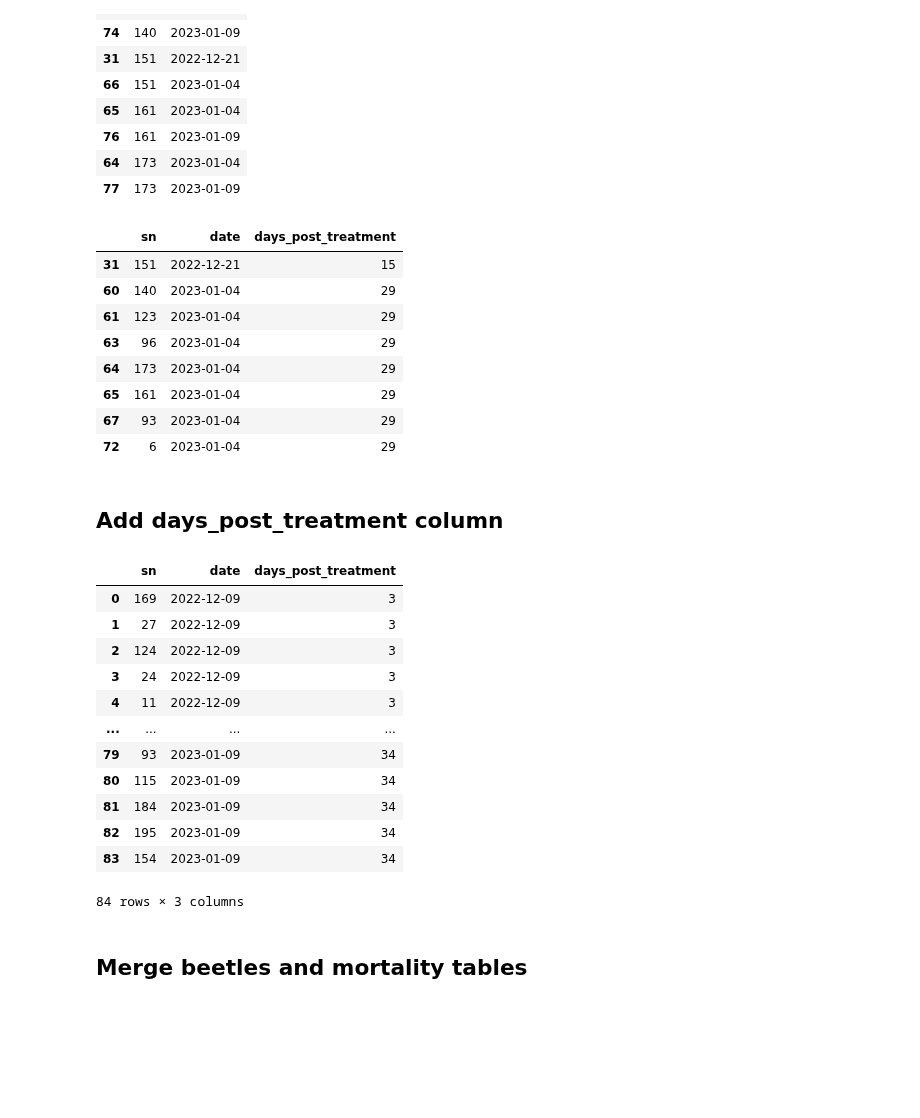
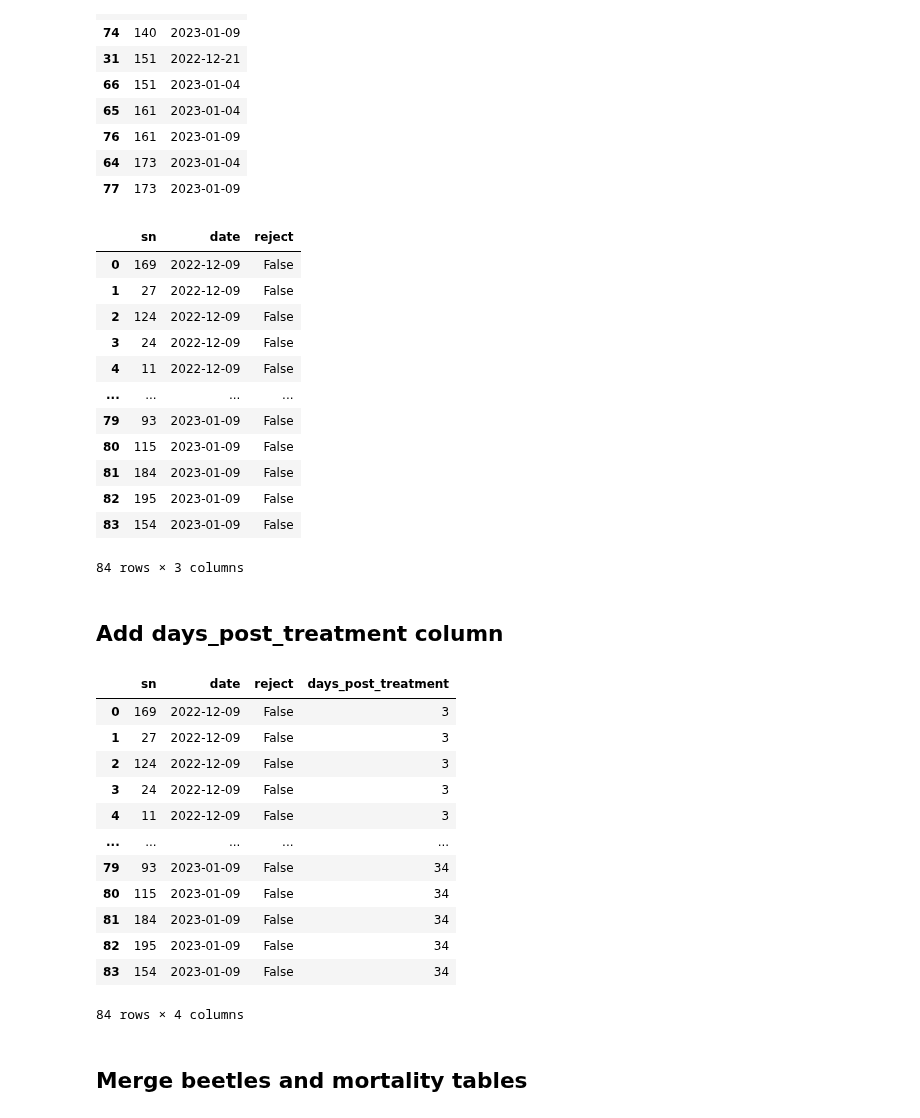
Before and after one commit to aubreymoore/palau-guts-experiment, a Jupyter notebook: newt.ipynb, the cells around one changed output. Saved outputs shown, nothing was run; the diff lists cells and outputs as text; code cells hidden in the pictures; blank space fills up the shorter version.

```diff
--- a/newt.ipynb
+++ b/newt.ipynb
@@ -89,37 +89,41 @@ df_dups
 | 77 | 173 | 2023-01-09 |
 # %%
 dups = df_mortality.duplicated(subset=['sn'], keep='last')
-df_mortality = df_mortality[dups]
-df_mortality
+df_mortality['reject'] = dups
+df_mortality = df
 # %% [output]
-|  | sn | date | days_post_treatment |
-| 31 | 151 | 2022-12-21 | 15 |
-| 60 | 140 | 2023-01-04 | 29 |
-| 61 | 123 | 2023-01-04 | 29 |
-| 63 | 96 | 2023-01-04 | 29 |
-| 64 | 173 | 2023-01-04 | 29 |
-| 65 | 161 | 2023-01-04 | 29 |
-| 67 | 93 | 2023-01-04 | 29 |
-| 72 | 6 | 2023-01-04 | 29 |
+|  | sn | date | reject |
+| 0 | 169 | 2022-12-09 | False |
+| 1 | 27 | 2022-12-09 | False |
+| 2 | 124 | 2022-12-09 | False |
+| 3 | 24 | 2022-12-09 | False |
+| 4 | 11 | 2022-12-09 | False |
+| ... | ... | ... | ... |
+| 79 | 93 | 2023-01-09 | False |
+| 80 | 115 | 2023-01-09 | False |
+| 81 | 184 | 2023-01-09 | False |
+| 82 | 195 | 2023-01-09 | False |
+| 83 | 154 | 2023-01-09 | False |
+84 rows × 3 columns
 # %% [markdown]
 ## Add days_post_treatment column
 # %%
 df_mortality['days_post_treatment'] = (df_mortality['date'] - pd.to_datetime(TREATMENT_DATE)).dt.days
 df_mortality
 # %% [output]
-|  | sn | date | days_post_treatment |
-| 0 | 169 | 2022-12-09 | 3 |
-| 1 | 27 | 2022-12-09 | 3 |
-| 2 | 124 | 2022-12-09 | 3 |
-| 3 | 24 | 2022-12-09 | 3 |
-| 4 | 11 | 2022-12-09 | 3 |
-| ... | ... | ... | ... |
-| 79 | 93 | 2023-01-09 | 34 |
-| 80 | 115 | 2023-01-09 | 34 |
-| 81 | 184 | 2023-01-09 | 34 |
-| 82 | 195 | 2023-01-09 | 34 |
-| 83 | 154 | 2023-01-09 | 34 |
+|  | sn | date | reject | days_post_treatment |
+| 0 | 169 | 2022-12-09 | False | 3 |
+| 1 | 27 | 2022-12-09 | False | 3 |
+| 2 | 124 | 2022-12-09 | False | 3 |
+| 3 | 24 | 2022-12-09 | False | 3 |
+| 4 | 11 | 2022-12-09 | False | 3 |
+| ... | ... | ... | ... | ... |
+| 79 | 93 | 2023-01-09 | False | 34 |
+| 80 | 115 | 2023-01-09 | False | 34 |
+| 81 | 184 | 2023-01-09 | False | 34 |
+| 82 | 195 | 2023-01-09 | False | 34 |
+| 83 | 154 | 2023-01-09 | False | 34 |
-84 rows × 3 columns
+84 rows × 4 columns
 # %% [markdown]
 ## Merge beetles and mortality tables
 # %%
```
Also changed, not shown: parts of 2 cells of this notebook, 1 other file.
